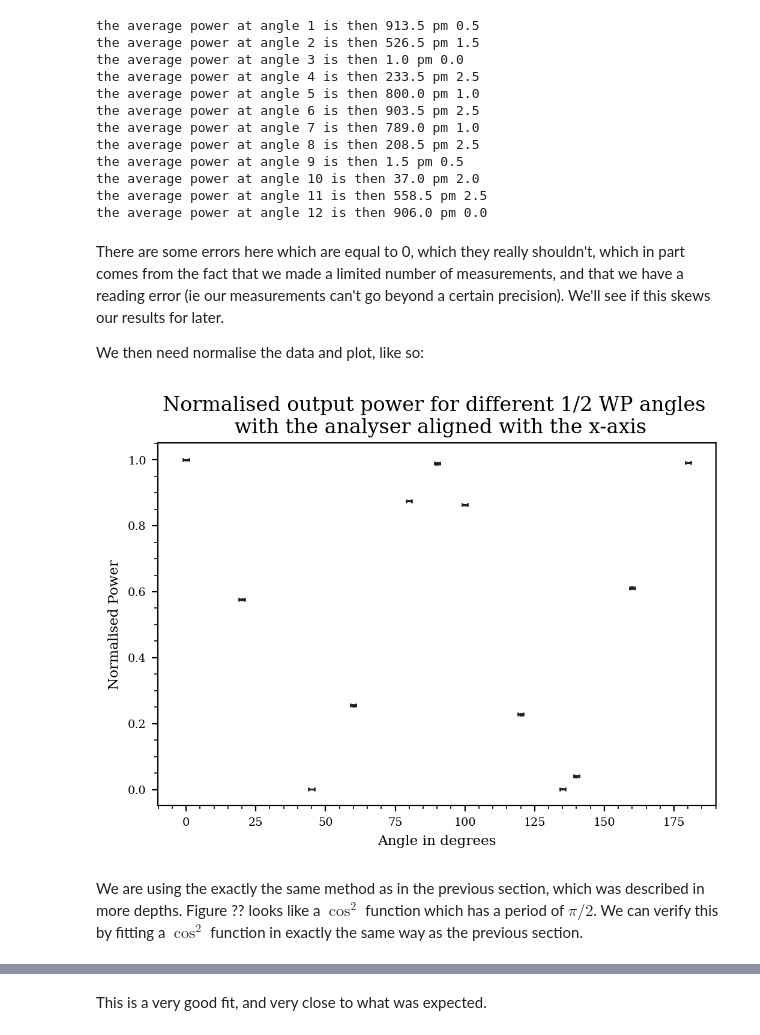
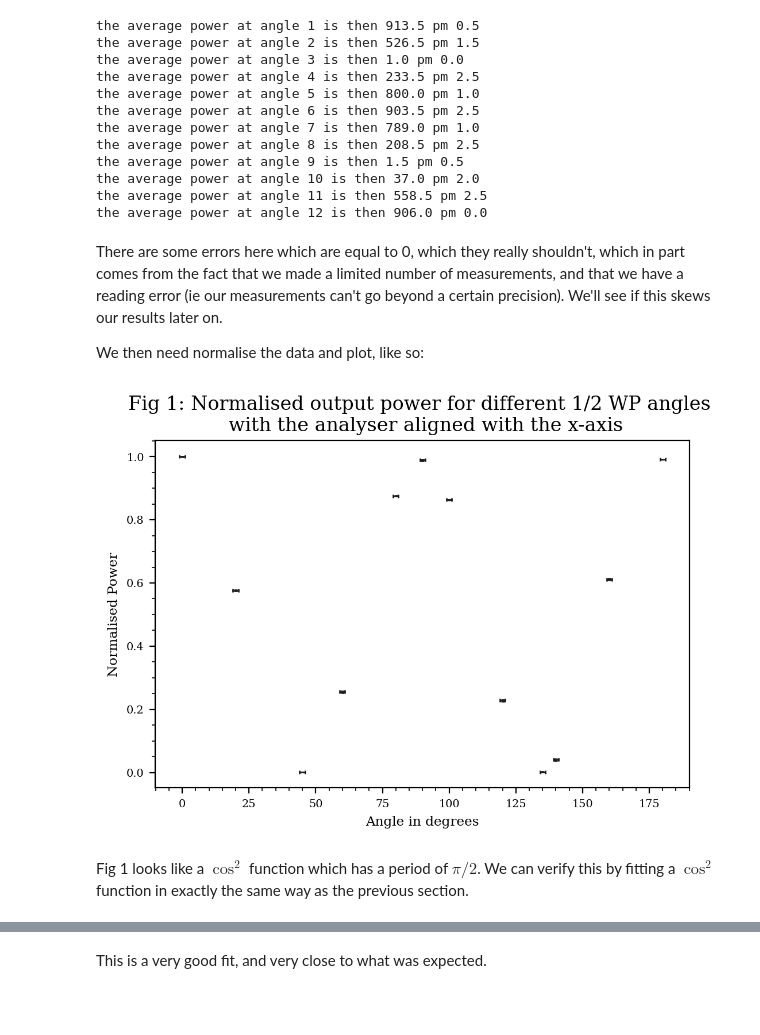
Before and after one commit to MelzieG/Lab3, a Jupyter notebook: Part2.ipynb, the cells around one changed output, grey strips where cells are left out. Cells and saved outputs as stored; diff of their text form; code cells hidden in the pictures; blank space fills up the shorter version.

```diff
--- a/Part2.ipynb
+++ b/Part2.ipynb
@@ -143,34 +136,34 @@ the average power at angle 10 is then 37.0 pm 2.0
 the average power at angle 11 is then 558.5 pm 2.5
 the average power at angle 12 is then 906.0 pm 0.0
 # %% [markdown]
-There are some errors here which are equal to 0, which they really shouldn't, which in part comes from the fact that we made a limited number of measurements, and that we have a reading error (ie our measurements can't go beyond a certain precision). We'll see if this skews our results for later.
+There are some errors here which are equal to 0, which they really shouldn't, which in part comes from the fact that we made a limited number of measurements, and that we have a reading error (ie our measurements can't go beyond a certain precision). We'll see if this skews our results later on.
 
 We then need normalise the data and plot, like so:
 # %%
 # Want to normalise data, so divide by counts by maximum:
 
 max_power  = max(power_mean)                # naming the maximum number of counts
 max_index   = power_mean.index(max_power)   # finding its index
 max_error   = power_err[max_index]          # naming the error associated with the maximum, which has the same index
 
 norm_power = power_mean/max_power           #normalising
 
 # calculating error on normalised counts by error propagation
 
 norm_error = [(norm_power[i] * np.sqrt((power_err[i]/power_mean[i])**2+(max_error/max_power)**2)) for i in range(np.size(power_mean))]
     # ^ using list comprehension here
 
 
 #plotting
 plt.errorbar(angle, norm_power, yerr=norm_error, xerr=angle_err, fmt='none')      #plot number of counts against angles
 plt.xlabel('Angle in degrees')                                                    #label x-axis
 plt.ylabel('Normalised Power')                                                    #label y-axis
-plt.title('Normalised output power for different 1/2 WP angles \n with the analyser aligned with the x-axis')
+plt.title('Fig 1: Normalised output power for different 1/2 WP angles \n with the analyser aligned with the x-axis')
 plt.show()
 # %% [output]
-[figure, old version]
+[figure, new version]
 # %% [markdown]
-We are using the exactly the same method as in the previous section, which was described in more depths. Figure ?? looks like a $\cos^2$ function which has a period of $\pi/2$. We can verify this by fitting a $\cos^2$ function in exactly the same way as the previous section.
+Fig 1 looks like a $\cos^2$ function which has a period of $\pi/2$. We can verify this by fitting a $\cos^2$ function in exactly the same way as the previous section.
 # %%
 #define general cos^2 to fit data
 
```
Also changed, not shown: parts of 8 cells of this notebook, 2 other files.
